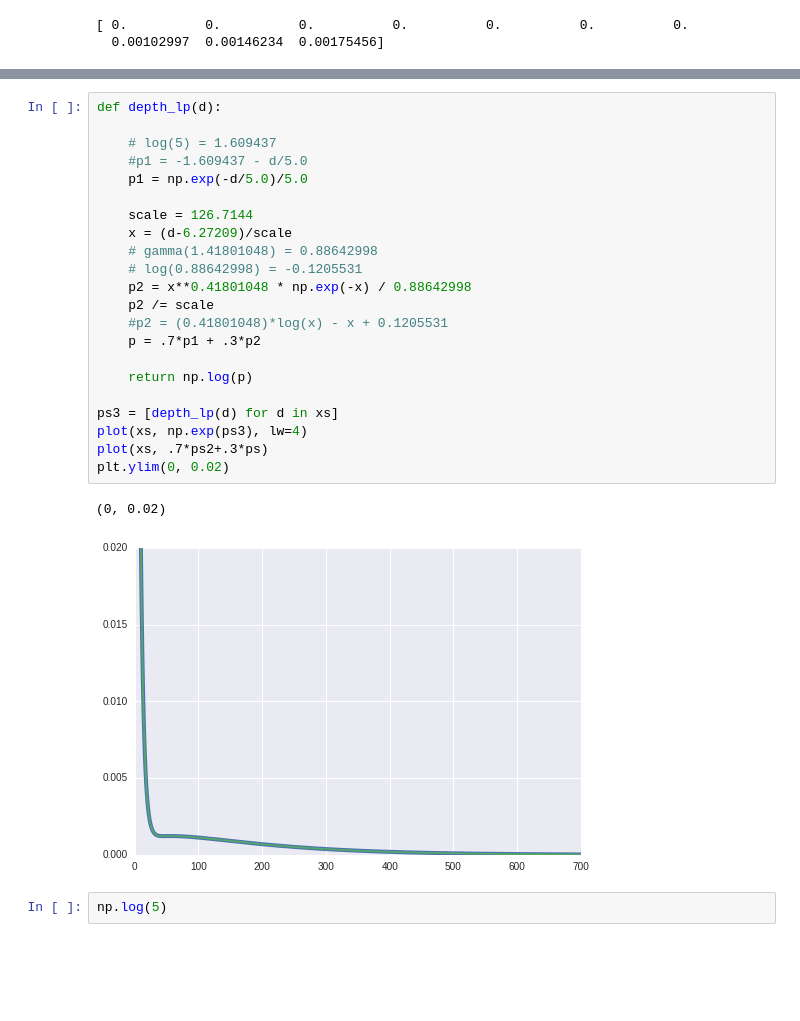
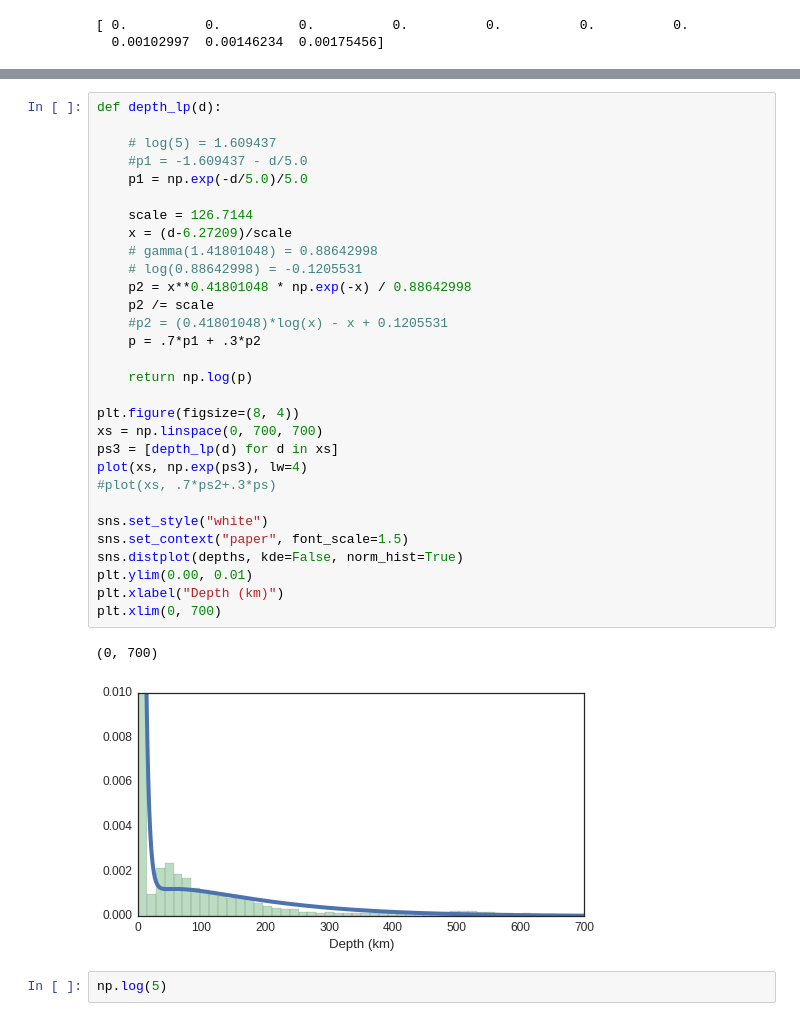
Before and after one commit to davmre/sigvisa, a Jupyter notebook: notebooks/depth_prior.ipynb, the cells around one changed output, grey strips where cells are left out. Drawn from its saved outputs; the diff is of its cells as text; blank space fills up the shorter version.

```diff
--- a/notebooks/depth_prior.ipynb
+++ b/notebooks/depth_prior.ipynb
@@ -54,28 +53,36 @@ plt.ylim(0, 0.02)
 # %%
 def depth_lp(d):
 
     # log(5) = 1.609437
     #p1 = -1.609437 - d/5.0
     p1 = np.exp(-d/5.0)/5.0
 
     scale = 126.7144
     x = (d-6.27209)/scale
     # gamma(1.41801048) = 0.88642998
     # log(0.88642998) = -0.1205531
     p2 = x**0.41801048 * np.exp(-x) / 0.88642998
     p2 /= scale
     #p2 = (0.41801048)*log(x) - x + 0.1205531
     p = .7*p1 + .3*p2
 
     return np.log(p)
 
+plt.figure(figsize=(8, 4))
+xs = np.linspace(0, 700, 700)
 ps3 = [depth_lp(d) for d in xs]
 plot(xs, np.exp(ps3), lw=4)
-plot(xs, .7*ps2+.3*ps)
-plt.ylim(0, 0.02)
+#plot(xs, .7*ps2+.3*ps)
+
+sns.set_style("white")
+sns.set_context("paper", font_scale=1.5)
+sns.distplot(depths, kde=False, norm_hist=True)
+plt.ylim(0.00, 0.01)
+plt.xlabel("Depth (km)")
+plt.xlim(0, 700)
 # %% [output]
-(0, 0.02)
+(0, 700)
-[figure, old version]
+[figure, new version]
 # %%
 np.log(5)
 # %% [output]
```
Also changed, not shown: parts of 2 cells of this notebook, 22 other files.
